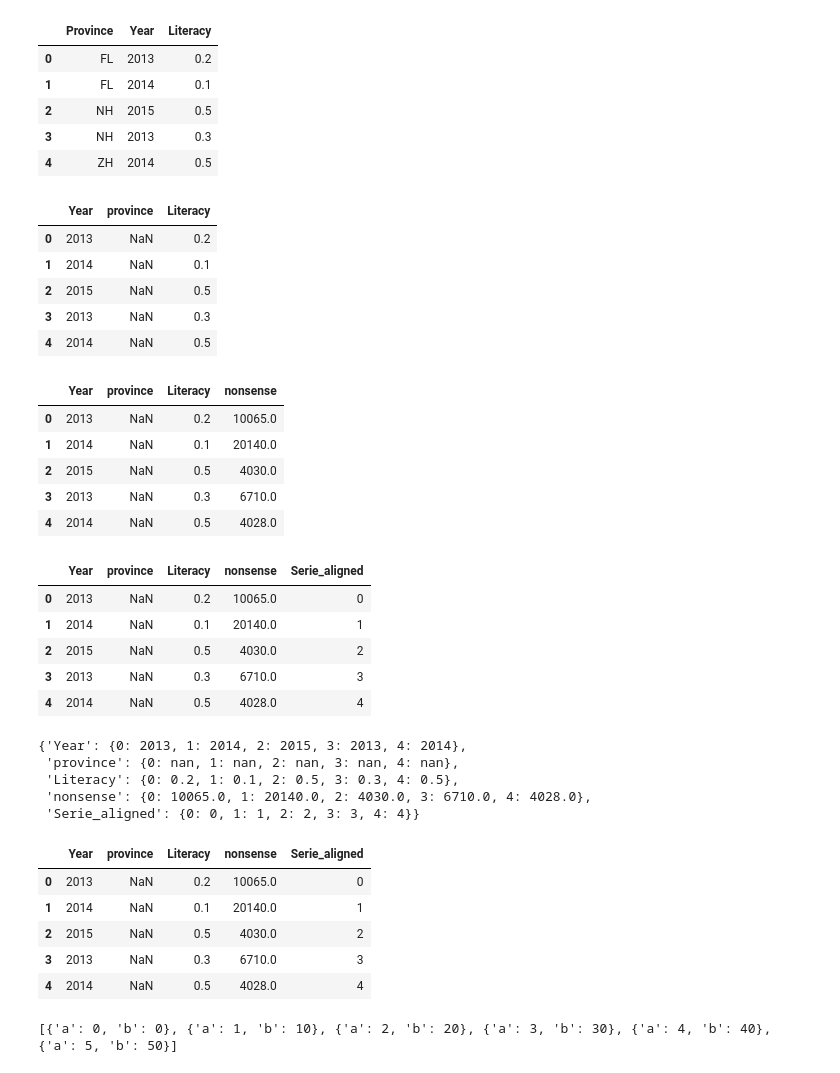
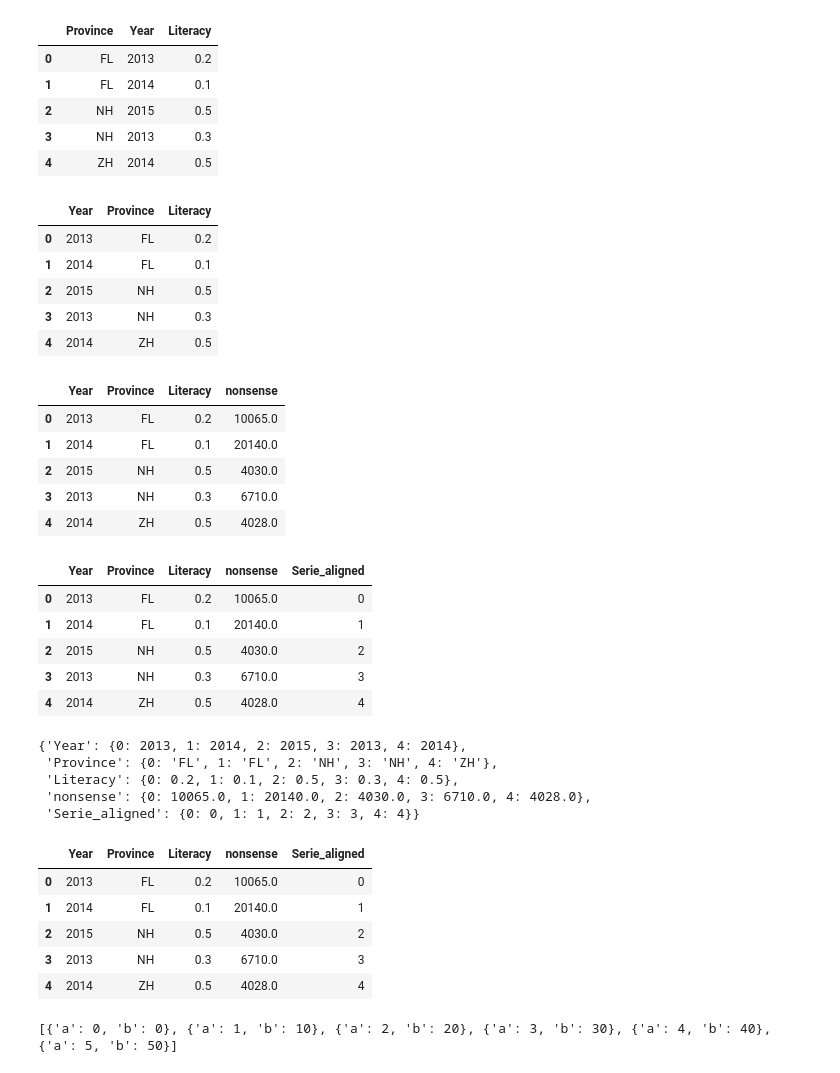
Before and after one commit to boyadivyapriya/INTERNSOFTcodefiles, a Jupyter notebook: Day 8 Code Internsoft.ipynb, the cells around one changed output. Drawn from its saved outputs; the diff is of its cells as text; code cells hidden in the pictures.

```diff
--- a/Day 8 Code Internsoft.ipynb
+++ b/Day 8 Code Internsoft.ipynb
@@ -101,52 +101,52 @@ data
 | 3 | NH | 2013 | 0.3 |
 | 4 | ZH | 2014 | 0.5 |
 # %%
-df=pd.DataFrame(data,columns=["Year","province","Literacy"])
+df=pd.DataFrame(data,columns=["Year","Province","Literacy"])
 df
 # %% [output]
-|  | Year | province | Literacy |
-| 0 | 2013 | NaN | 0.2 |
-| 1 | 2014 | NaN | 0.1 |
-| 2 | 2015 | NaN | 0.5 |
-| 3 | 2013 | NaN | 0.3 |
-| 4 | 2014 | NaN | 0.5 |
+|  | Year | Province | Literacy |
+| 0 | 2013 | FL | 0.2 |
+| 1 | 2014 | FL | 0.1 |
+| 2 | 2015 | NH | 0.5 |
+| 3 | 2013 | NH | 0.3 |
+| 4 | 2014 | ZH | 0.5 |
 # %%
 df['nonsense']=df.Year/df.Literacy
 df
 # %% [output]
-|  | Year | province | Literacy | nonsense |
-| 0 | 2013 | NaN | 0.2 | 10065.0 |
-| 1 | 2014 | NaN | 0.1 | 20140.0 |
-| 2 | 2015 | NaN | 0.5 | 4030.0 |
-| 3 | 2013 | NaN | 0.3 | 6710.0 |
-| 4 | 2014 | NaN | 0.5 | 4028.0 |
+|  | Year | Province | Literacy | nonsense |
+| 0 | 2013 | FL | 0.2 | 10065.0 |
+| 1 | 2014 | FL | 0.1 | 20140.0 |
+| 2 | 2015 | NH | 0.5 | 4030.0 |
+| 3 | 2013 | NH | 0.3 | 6710.0 |
+| 4 | 2014 | ZH | 0.5 | 4028.0 |
 # %%
 df['Serie_aligned']=pd.Series(range(5),index=[0,1,2,3,4])
 df
 # %% [output]
-|  | Year | province | Literacy | nonsense | Serie_aligned |
-| 0 | 2013 | NaN | 0.2 | 10065.0 | 0 |
-| 1 | 2014 | NaN | 0.1 | 20140.0 | 1 |
-| 2 | 2015 | NaN | 0.5 | 4030.0 | 2 |
-| 3 | 2013 | NaN | 0.3 | 6710.0 | 3 |
-| 4 | 2014 | NaN | 0.5 | 4028.0 | 4 |
+|  | Year | Province | Literacy | nonsense | Serie_aligned |
+| 0 | 2013 | FL | 0.2 | 10065.0 | 0 |
+| 1 | 2014 | FL | 0.1 | 20140.0 | 1 |
+| 2 | 2015 | NH | 0.5 | 4030.0 | 2 |
+| 3 | 2013 | NH | 0.3 | 6710.0 | 3 |
+| 4 | 2014 | ZH | 0.5 | 4028.0 | 4 |
 # %%
 df.to_dict()
 # %% [output]
 {'Year': {0: 2013, 1: 2014, 2: 2015, 3: 2013, 4: 2014},
- 'province': {0: nan, 1: nan, 2: nan, 3: nan, 4: nan},
+ 'Province': {0: 'FL', 1: 'FL', 2: 'NH', 3: 'NH', 4: 'ZH'},
  'Literacy': {0: 0.2, 1: 0.1, 2: 0.5, 3: 0.3, 4: 0.5},
  'nonsense': {0: 10065.0, 1: 20140.0, 2: 4030.0, 3: 6710.0, 4: 4028.0},
  'Serie_aligned': {0: 0, 1: 1, 2: 2, 3: 3, 4: 4}}
 # %%
 pd.DataFrame(df.to_dict())
 # %% [output]
-|  | Year | province | Literacy | nonsense | Serie_aligned |
-| 0 | 2013 | NaN | 0.2 | 10065.0 | 0 |
-| 1 | 2014 | NaN | 0.1 | 20140.0 | 1 |
-| 2 | 2015 | NaN | 0.5 | 4030.0 | 2 |
-| 3 | 2013 | NaN | 0.3 | 6710.0 | 3 |
-| 4 | 2014 | NaN | 0.5 | 4028.0 | 4 |
+|  | Year | Province | Literacy | nonsense | Serie_aligned |
+| 0 | 2013 | FL | 0.2 | 10065.0 | 0 |
+| 1 | 2014 | FL | 0.1 | 20140.0 | 1 |
+| 2 | 2015 | NH | 0.5 | 4030.0 | 2 |
+| 3 | 2013 | NH | 0.3 | 6710.0 | 3 |
+| 4 | 2014 | ZH | 0.5 | 4028.0 | 4 |
 # %%
 #DataFrame as Specialized dictionary
 #From a list of dicts
```
Also changed, not shown: parts of 25 cells of this notebook.
